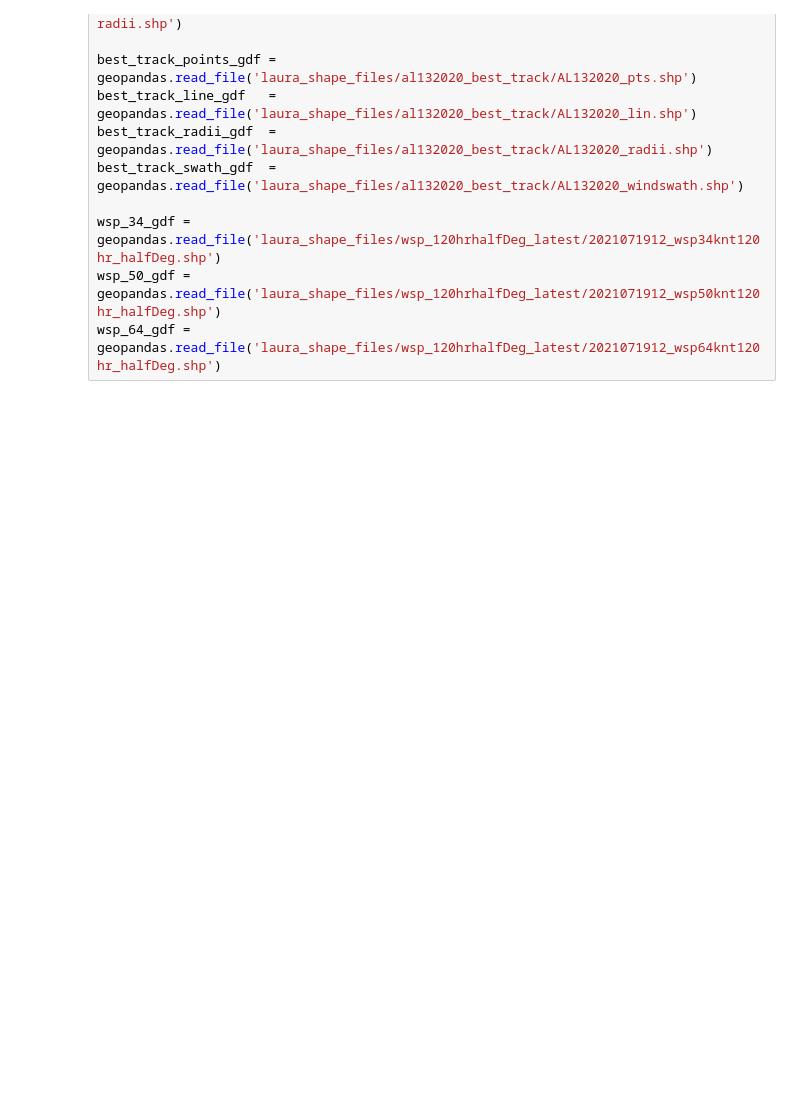
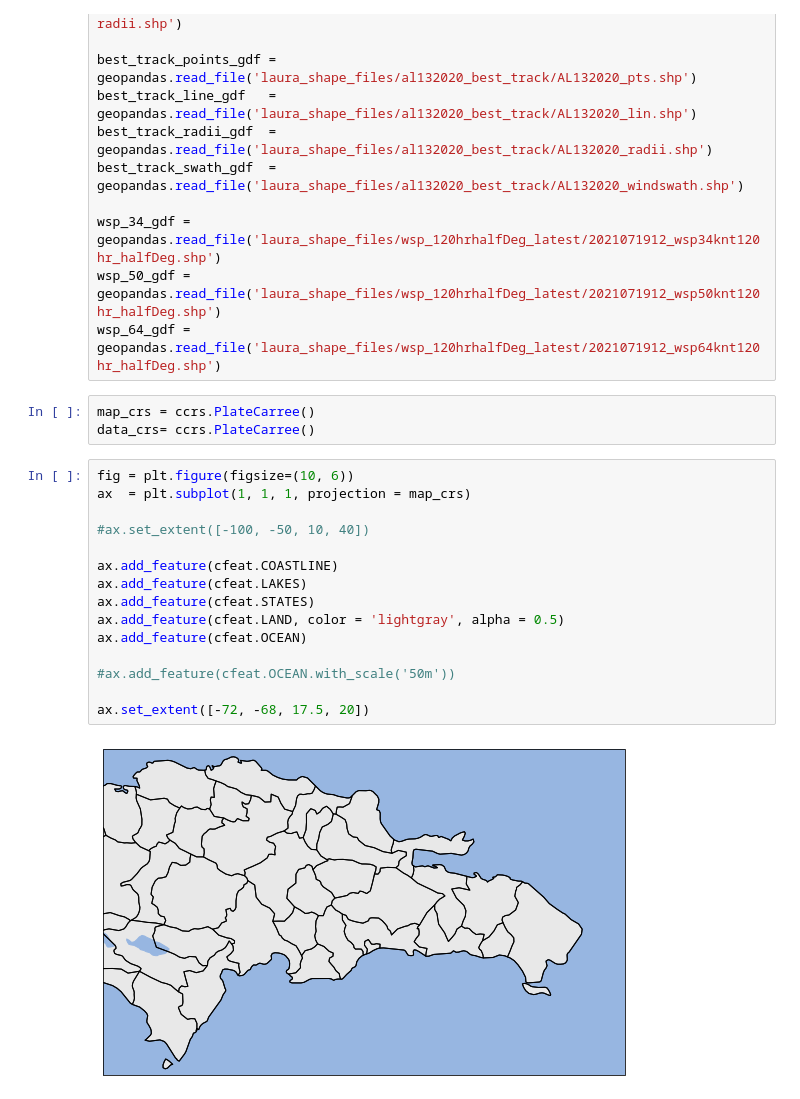
Before and after one commit to jmedinah09/UnidataProjects, a Jupyter notebook: tropical_cyclone_plot_project/Tropical_Cyclone_Plot_Project.ipynb, the cells around one changed output. Cells and saved outputs as stored; diff of their text form; blank space fills up the shorter version.

```diff
--- a/tropical_cyclone_plot_project/Tropical_Cyclone_Plot_Project.ipynb
+++ b/tropical_cyclone_plot_project/Tropical_Cyclone_Plot_Project.ipynb
@@ -23,4 +26,24 @@ best_track_swath_gdf  = geopandas.read_file('laura_shape_files/al132020_best_tra
 wsp_34_gdf = geopandas.read_file('laura_shape_files/wsp_120hrhalfDeg_latest/2021071912_wsp34knt120hr_halfDeg.shp')
 wsp_50_gdf = geopandas.read_file('laura_shape_files/wsp_120hrhalfDeg_latest/2021071912_wsp50knt120hr_halfDeg.shp')
 wsp_64_gdf = geopandas.read_file('laura_shape_files/wsp_120hrhalfDeg_latest/2021071912_wsp64knt120hr_halfDeg.shp')
+# %%
+map_crs = ccrs.PlateCarree()
+data_crs= ccrs.PlateCarree()
+# %%
+fig = plt.figure(figsize=(10, 6))
+ax  = plt.subplot(1, 1, 1, projection = map_crs)
+
+#ax.set_extent([-100, -50, 10, 40])
+
+ax.add_feature(cfeat.COASTLINE)
+ax.add_feature(cfeat.LAKES)
+ax.add_feature(cfeat.STATES)
+ax.add_feature(cfeat.LAND, color = 'lightgray', alpha = 0.5)
+ax.add_feature(cfeat.OCEAN)
+
+#ax.add_feature(cfeat.OCEAN.with_scale('50m'))
+
+ax.set_extent([-72, -68, 17.5, 20])
+# %% [output]
+[figure, added]
 # %%
```
Also changed, not shown: parts of 4 cells of this notebook, 4 other files.
